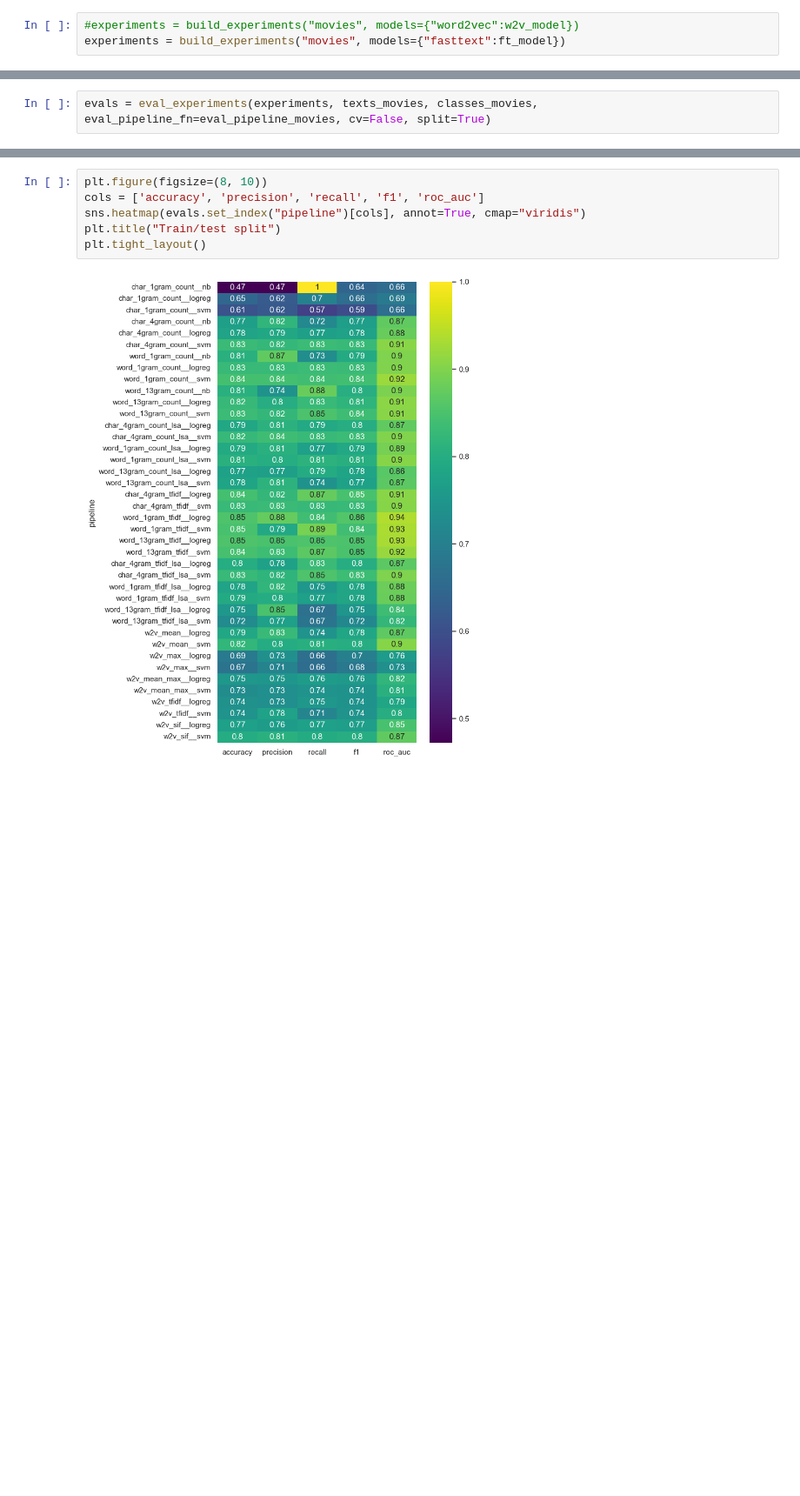
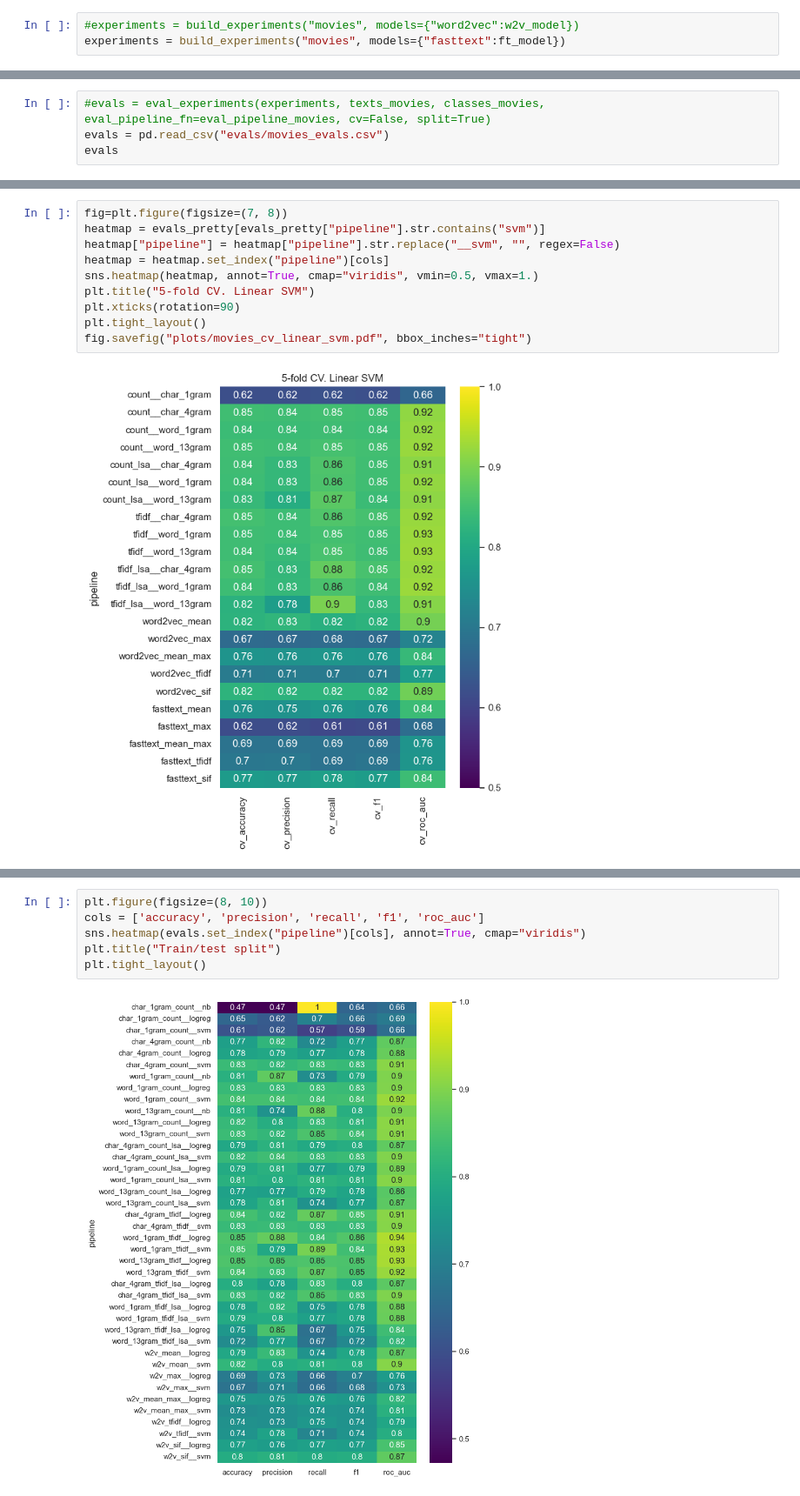
Before and after one commit to BshKatrin/RITAL-NLP-project, a Jupyter notebook: notebooks/evals.ipynb, the cells around one changed output, grey strips where cells are left out. Shown at 87% size. Saved outputs shown, nothing was run; the diff lists cells and outputs as text; blank space fills up the shorter version.

```diff
--- a/notebooks/evals.ipynb
+++ b/notebooks/evals.ipynb
@@ -49,3 +32,5 @@ experiments
 # %%
-evals = eval_experiments(experiments, texts_movies, classes_movies, eval_pipeline_fn=eval_pipeline_movies, cv=False, split=True)
+#evals = eval_experiments(experiments, texts_movies, classes_movies, eval_pipeline_fn=eval_pipeline_movies, cv=False, split=True)
+evals = pd.read_csv("evals/movies_evals.csv")
+evals
 # %% [output]
@@ -69,0 +181,12 @@ KeyboardInterrupt:
+# %%
+fig=plt.figure(figsize=(7, 8))
+heatmap = evals_pretty[evals_pretty["pipeline"].str.contains("svm")]
+heatmap["pipeline"] = heatmap["pipeline"].str.replace("__svm", "", regex=False)
+heatmap = heatmap.set_index("pipeline")[cols]
+sns.heatmap(heatmap, annot=True, cmap="viridis", vmin=0.5, vmax=1.)
+plt.title("5-fold CV. Linear SVM")
+plt.xticks(rotation=90)
+plt.tight_layout()
+fig.savefig("plots/movies_cv_linear_svm.pdf", bbox_inches="tight")
+# %% [output]
+[figure, added]
```
Also changed, not shown: parts of 20 cells of this notebook, 8 other files.
